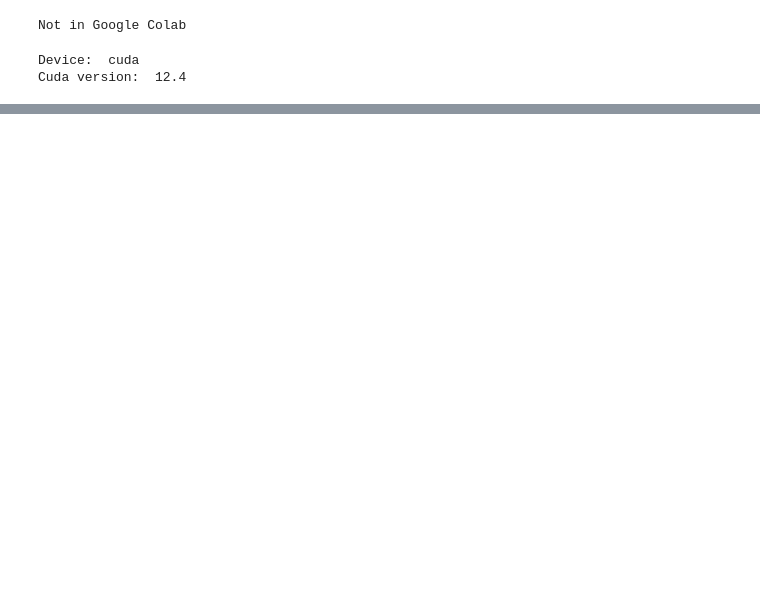
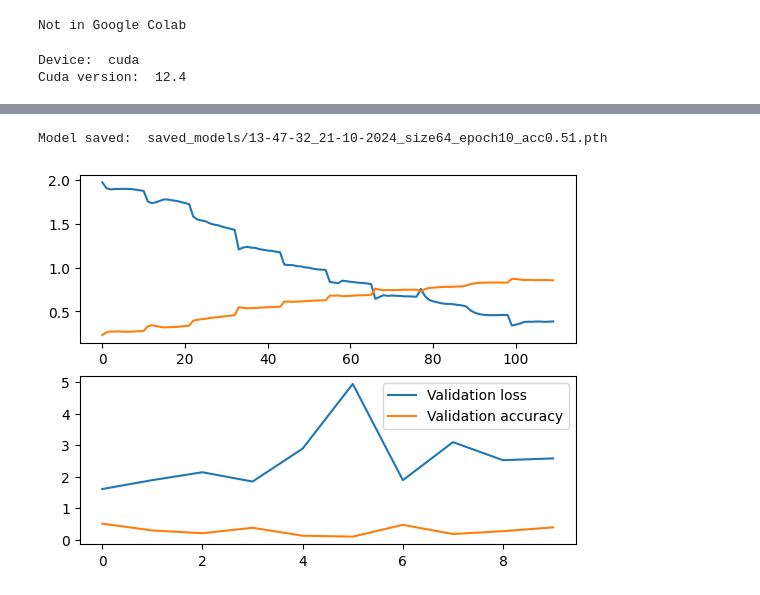
Before and after one commit to thatlq1812/DPL302m_Project, a Jupyter notebook: main3.ipynb, the cells around one changed output, grey strips where cells are left out. Cells and saved outputs as stored; diff of their text form; code cells hidden in the pictures; blank space fills up the shorter version.

```diff
--- a/main3.ipynb
+++ b/main3.ipynb
@@ -151,14 +151,11 @@ Data preprocessing completed in 7.12 seconds.
 # %%
-import torch.nn as nn
-import torchvision.models as models
-
 # Step 2: Model building
 def set_parameter_requires_grad(model, feature_extracting):
     if feature_extracting:
         for param in model.parameters():
-            param.requires_grad = True
+            param.requires_grad = config
 
-def initialize_model(model_name, num_classes, feature_extract, use_pretrained=True, update_params=None):
+def initialize_model(model_name, num_classes, feature_extract, use_pretrained=True):
     # Initialize these variables which will be set in this if statement. Each of these
     # Variables is model specific.
     model_ft = None
@@ -180,9 +177,6 @@ def initialize_model(model_name, num_classes, feature_extract, use_pretrained=Tr
         print("Invalid model name, exiting...")
         exit()
 
-    # Update model parameters if update_params is provided
-    if update_params:
-        model_ft.load_state_dict(update_params)
 
     return model_ft, input_size
 
@@ -192,13 +186,9 @@ num_classes = config['hyperparameters']['num_classes']
 feature_extract = config['hyperparameters']['feature_extract']
 use_pretrained = config['hyperparameters']['use_pretrained']
 
-# Example update_params dictionary
-update_params = {
-    # Add your parameter updates here
-}
 
 # Initialize the model for this run and move it to the device
-model_ft, input_size = initialize_model(model_name, num_classes, feature_extract, use_pretrained, update_params)
+model_ft, input_size = initialize_model(model_name, num_classes, feature_extract, use_pretrained)
 model = model_ft.to(device)
 
 # Print the model we just instantiated
@@ -308,7 +315,8 @@ def validate(test_loader, model, criterion, optimizer, epoch):
     print('------------------------------------------------------------')
     return val_loss.avg, val_acc.avg
 # %%
-epoch_num = 1
+total_loss_train, total_acc_train = [],[]
+epoch_num = 10
 # epoch_num = config['hyperparameters']['epochs']
 print('Start training...  on image size: ', config['preprocessing']['resize'], ' with epoch: ', epoch_num)
 best_val_acc = 0
@@ -344,0 +353,23 @@ Training on epoch 2
+# %%
+# Save the model
+# Check the name of last model in the folder
+model_path = 'saved_models/'
+# Model name style is time, date, resize, epoch, acc
+model_name = f'{time.strftime("%H-%M-%S_%d-%m-%Y")}_size{size}_epoch{epoch_num}_acc{best_val_acc:.2f}.pth'
+model_name = os.path.join(model_path, model_name)
+torch.save(model.state_dict(), model_name)
+print('Model saved: ', model_name)
+# %% [output]
+Model saved:  saved_models/13-47-32_21-10-2024_size64_epoch10_acc0.51.pth
+# %%
+fig = plt.figure(num = 2)
+fig1 = fig.add_subplot(2,1,1)
+fig2 = fig.add_subplot(2,1,2)
+fig1.plot(total_loss_train, label = 'Training loss')
+fig1.plot(total_acc_train, label = 'Training accuracy')
+fig2.plot(total_loss_val, label = 'Validation loss')
+fig2.plot(total_acc_val, label = 'Validation accuracy')
+plt.legend()
+plt.show()
+# %% [output]
+[figure, added]
```
Also changed, not shown: parts of 7 cells of this notebook, 3 other files.
